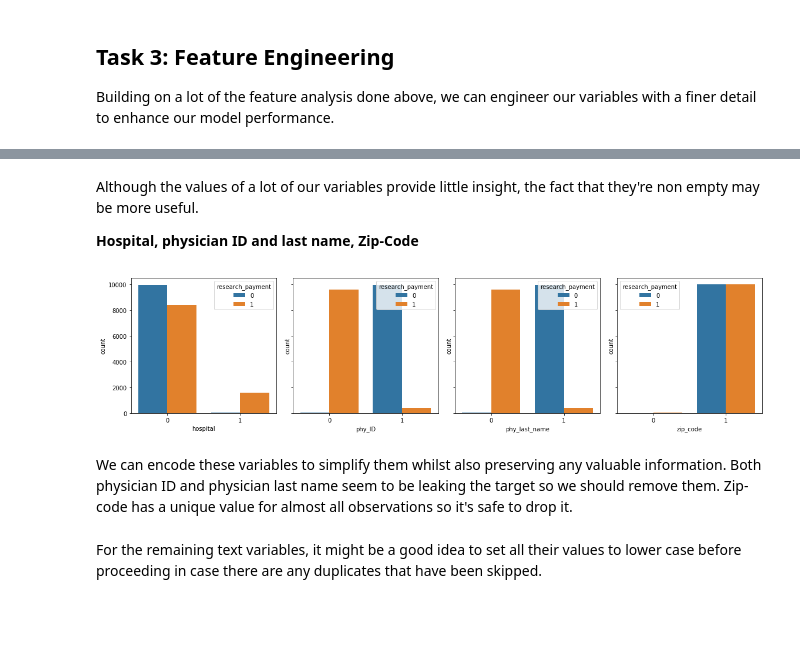
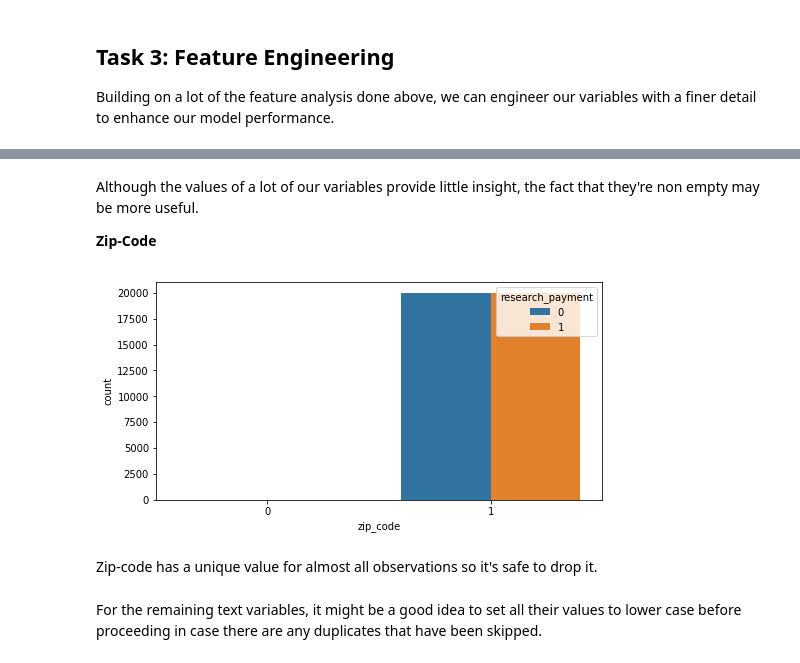
Before and after one commit to aml-spring-19/medical_payment_classification, a Jupyter notebook: HW3.ipynb, the cells around one changed output, grey strips where cells are left out. Saved outputs shown, nothing was run; the diff lists cells and outputs as text; code cells hidden in the pictures; blank space fills up the shorter version.

```diff
--- a/HW3.ipynb
+++ b/HW3.ipynb
@@ -267,6 +270,6 @@ Again, the proportions are very different for each payment type but it doesn't s
 
 After a quick scan of the remaining variables, we can remove those that don't or at least shouldn't have anything to do with the target.
 # %%
-cols_drop = ['Physician_First_Name', 'Physician_Middle_Name', 'Recipient_Primary_Business_Street_Address_Line2']
+cols_drop = ['Recipient_Primary_Business_Street_Address_Line2']
 df.drop(cols_drop, axis=1, inplace=True)
-df_test.drop(cols_drop, axis=1, inplace=True)
+obs_vars.append(cols_drop)
@@ -272,0 +278,3 @@ df_test.drop(cols_drop, axis=1, inplace=True)
+# %%
+obs_vars.append('research_payment')
+unobs_vars = [x for x in df.columns.values if x not in obs_vars]
@@ -272,0 +285,12 @@ df_test.drop(cols_drop, axis=1, inplace=True)
+# %%
+fig, ax= plt.subplots(4, 4, figsize=(20, 20))
+i=0
+j=0
+
+for v in unobs_vars:
+    sns.countplot(np.where(df[v].notnull(), 'Not Missing', 'Missing'), hue=df['research_payment'], ax=ax[j, i])
+    ax[j, i].set_xlabel(v)
+    i+=1
+    if i == 4: j+=1;i=0
+
+plt.tight_layout()
@@ -331,12 +364,9 @@ pipe.score(X_test, y_test)
 
 Building on a lot of the feature analysis done above, we can engineer our variables with a finer detail to enhance our model performance.
 # %%
-for v in ['phy_ID', 'paying_GPO_ID', 'payment_amount', 'research_payment']:
+for v in ['paying_GPO_ID', 'payment_amount', 'research_payment']:
     df[v] = pd.to_numeric(df[v])
-    df_test[v] = pd.to_numeric(df_test[v])
-
 df['payment_date'] = pd.to_datetime(df.payment_date)
-df_test['payment_date'] = pd.to_datetime(df_test.payment_date)
 # %%
 df.head(2)
 # %% [output]
@@ -346,18 +376,14 @@ df.head(2)
 # %% [markdown]
 Although the values of a lot of our variables provide little insight, the fact that they're non empty may be more useful.
 
-**Hospital, physician ID and last name, Zip-Code**
+**Zip-Code**
 # %%
-cols_simplify = ['hospital', 'phy_ID', 'phy_last_name', 'zip_code']
-fig, ax = plt.subplots(1, 4, figsize=(16, 4), sharey='row')
-i = 0
+fig, ax = plt.subplots(1, 1, figsize=(8, 4))
 
-for c in cols_simplify:
-    sns.countplot(np.where(df[c].notnull(), 1, 0), hue=df['research_payment'], ax=ax[i])
-    ax[i].set_xlabel(c)
-    i+=1
-plt.tight_layout()
+sns.countplot(np.where(df.zip_code.notnull(), 1, 0), hue=df['research_payment'], ax=ax)
+ax.set_xlabel('zip_code')
+plt.show()
 # %% [output]
-[figure, old version]
+[figure, new version]
 # %% [markdown]
-We can encode these variables to simplify them whilst also preserving any valuable information. Both physician ID and physician last name seem to be leaking the target so we should remove them. Zip-code has a unique value for almost all observations so it's safe to drop it.
+Zip-code has a unique value for almost all observations so it's safe to drop it.
```
Also changed, not shown: parts of 87 cells of this notebook.
